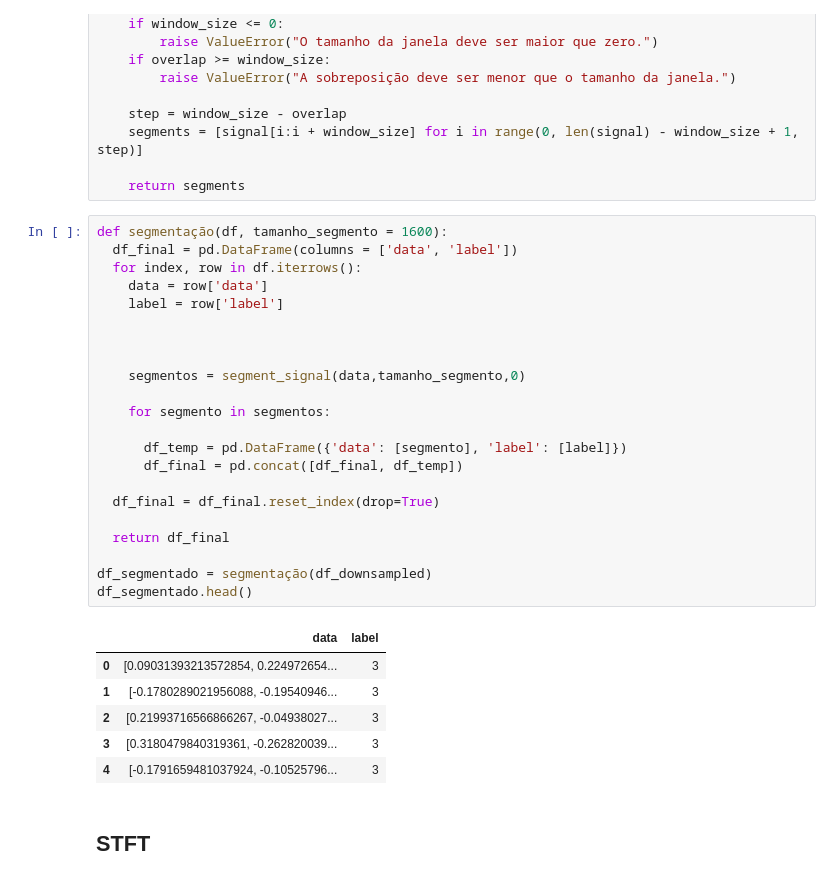
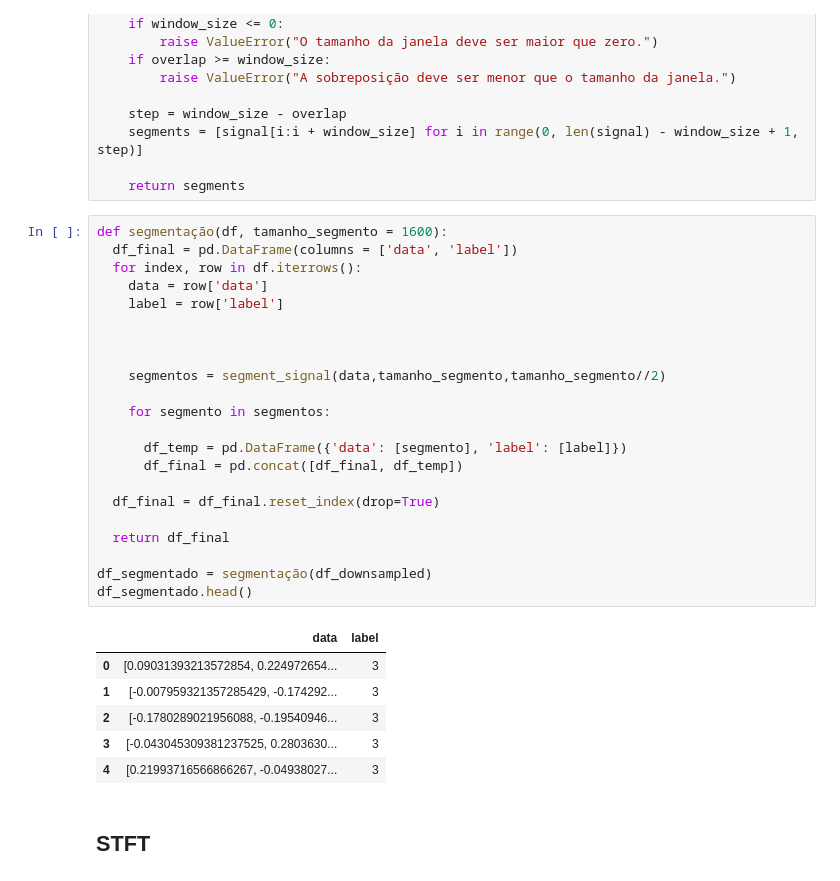
Before and after one commit to LuizFFonseca/Trabalho_final_AM, a Jupyter notebook: Trabalho.ipynb, the cells around one changed output. Cells and saved outputs as stored; diff of their text form.

```diff
--- a/Trabalho.ipynb
+++ b/Trabalho.ipynb
@@ -209,32 +207,32 @@ def segment_signal(signal, window_size, overlap=0):
 # %%
 def segmentação(df, tamanho_segmento = 1600):
   df_final = pd.DataFrame(columns = ['data', 'label'])
   for index, row in df.iterrows():
     data = row['data']
     label = row['label']
 
 
 
-    segmentos = segment_signal(data,tamanho_segmento,0)
+    segmentos = segment_signal(data,tamanho_segmento,tamanho_segmento//2)
 
     for segmento in segmentos:
 
       df_temp = pd.DataFrame({'data': [segmento], 'label': [label]})
       df_final = pd.concat([df_final, df_temp])
 
   df_final = df_final.reset_index(drop=True)
 
   return df_final
 
 df_segmentado = segmentação(df_downsampled)
 df_segmentado.head()
 # %% [output]
 |  | data | label |
 | 0 | [0.09031393213572854, 0.224972654... | 3 |
-| 1 | [-0.1780289021956088, -0.19540946... | 3 |
-| 2 | [0.21993716566866267, -0.04938027... | 3 |
-| 3 | [0.3180479840319361, -0.262820039... | 3 |
-| 4 | [-0.1791659481037924, -0.10525796... | 3 |
+| 1 | [-0.007959321357285429, -0.174292... | 3 |
+| 2 | [-0.1780289021956088, -0.19540946... | 3 |
+| 3 | [-0.043045309381237525, 0.2803630... | 3 |
+| 4 | [0.21993716566866267, -0.04938027... | 3 |
 # %% [markdown]
 ## STFT
 # %%
```
Also changed, not shown: parts of 26 cells of this notebook, 1 other file.
